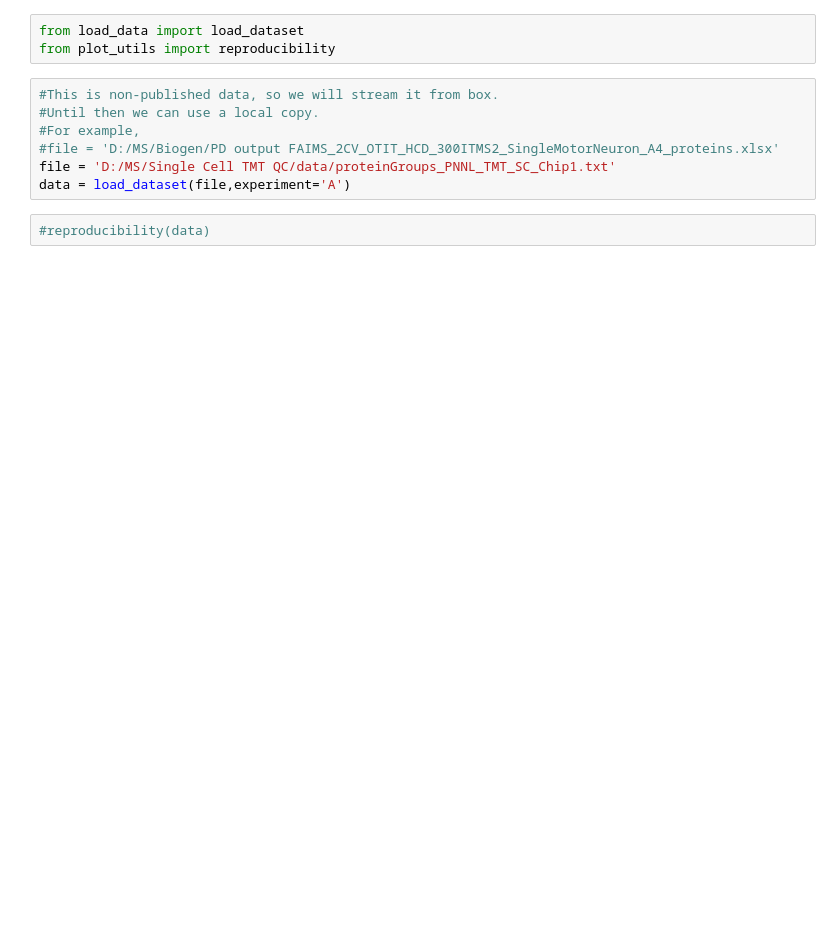
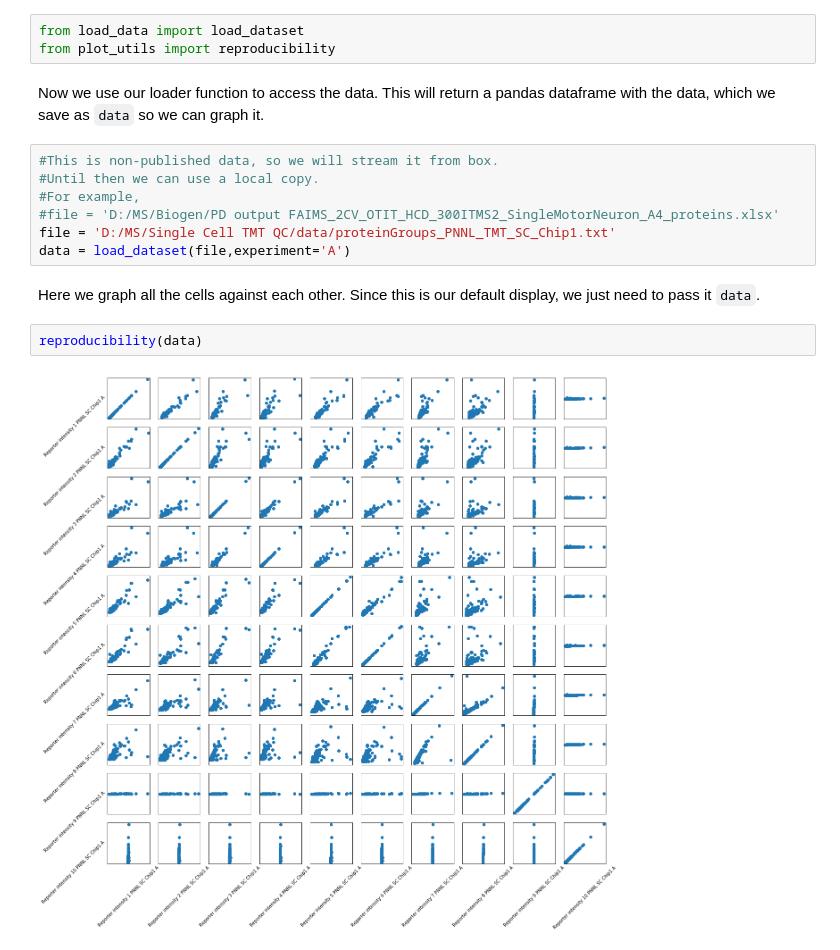
Before and after one commit to PayneLab/Neuro1, a Jupyter notebook: UseCase1_Reproducibility.ipynb, the cells around one changed output. Drawn from its saved outputs; the diff is of its cells as text; blank space fills up the shorter version.

Commit message:
Reproducibility clean up, draft comments

```diff
--- a/UseCase1_Reproducibility.ipynb
+++ b/UseCase1_Reproducibility.ipynb
@@ -3,6 +9,8 @@
 # %%
 from load_data import load_dataset
 from plot_utils import reproducibility
+# %% [markdown]
+Now we use our loader function to access the data. This will return a pandas dataframe with the data, which we save as <code>data</code> so we can graph it.
 # %%
 #This is non-published data, so we will stream it from box.
 #Until then we can use a local copy.
@@ -10,5 +18,9 @@ from plot_utils import reproducibility
 #file = 'D:/MS/Biogen/PD output FAIMS_2CV_OTIT_HCD_300ITMS2_SingleMotorNeuron_A4_proteins.xlsx'
 file = 'D:/MS/Single Cell TMT QC/data/proteinGroups_PNNL_TMT_SC_Chip1.txt'
 data = load_dataset(file,experiment='A')
-# %%
-#reproducibility(data)
+# %% [markdown]
+Here we graph all the cells against each other. Since this is our default display, we just need to pass it <code>data</code>.
+# %%
+reproducibility(data)
+# %% [output]
+[figure, added]
```
Also changed, not shown: parts of 7 cells of this notebook, 2 other files.
